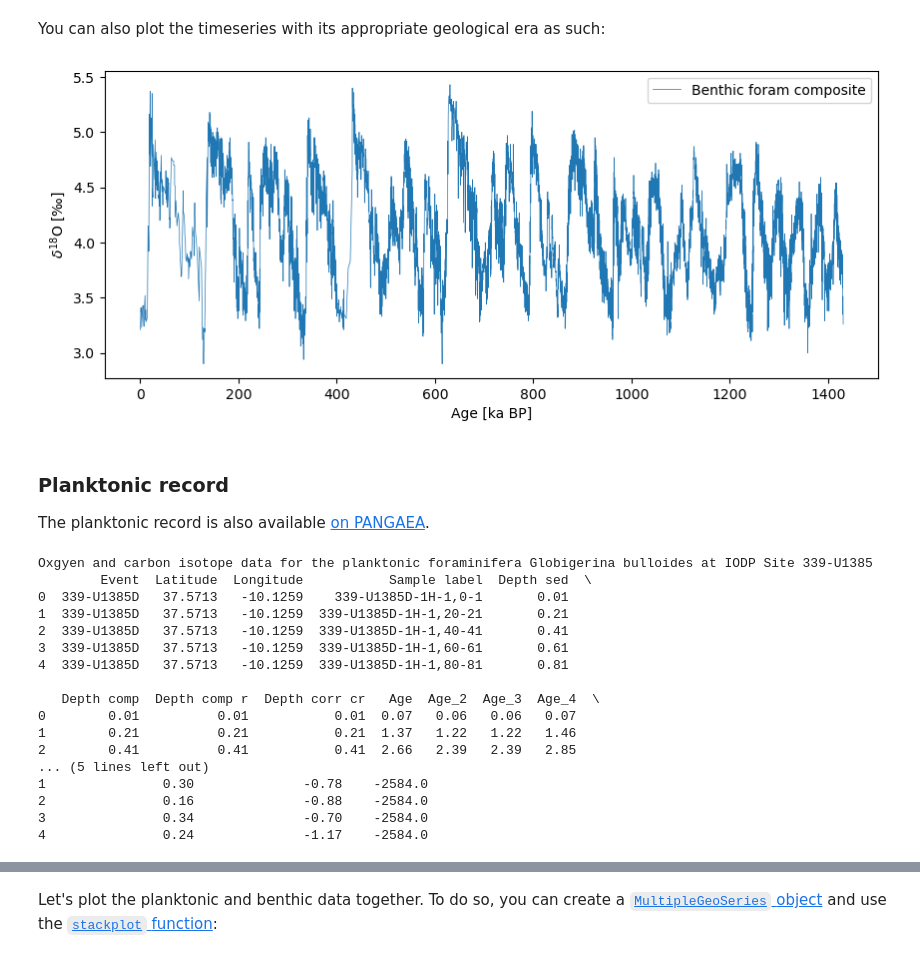
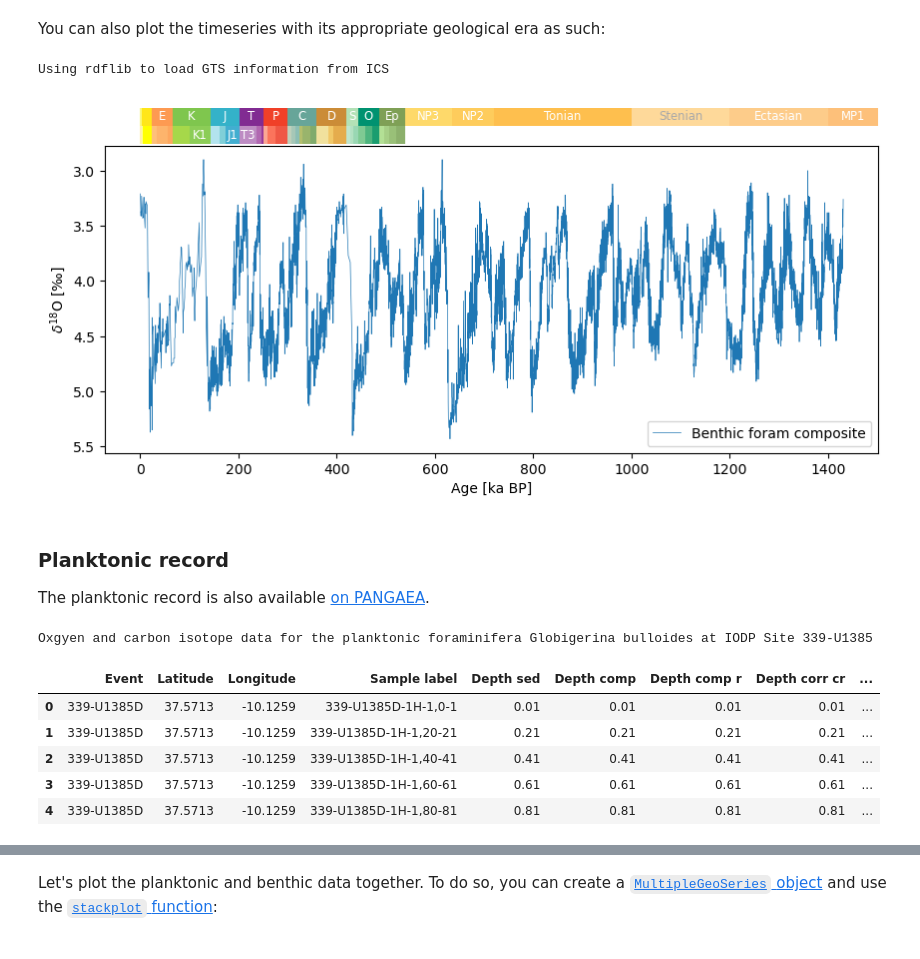
Before and after one commit to LinkedEarth/FreqFun, a Jupyter notebook: notebooks/IODP339-U1385.ipynb, the cells around one changed output, grey strips where cells are left out. Saved outputs shown, nothing was run; the diff lists cells and outputs as text; code cells hidden in the pictures.

```diff
--- a/notebooks/IODP339-U1385.ipynb
+++ b/notebooks/IODP339-U1385.ipynb
@@ -124,10 +131,11 @@ We see obliquity and eccentricity periods throughout the record, as expected.
 You can also plot the timeseries with its appropriate geological era as such:
 # %%
 fig, ax = tsb.plot(figsize=(10, 4),linewidth=0.5)
-#ax.invert_yaxis() # d18O is traditionally inverted
-#fig, ax = pyleo.add_GTS(fig, ax, ranks=['Period', 'Epoch'], location='above')
+ax.invert_yaxis() # d18O is traditionally inverted
+fig, ax = pyleo.add_GTS(fig, ax, ranks=['Period', 'Epoch'], location='above')
 # %% [output]
+Using rdflib to load GTS information from ICS
-[figure, old version]
+[figure, new version]
 # %% [markdown]
 ### Planktonic record
 
@@ -135,25 +143,15 @@ The planktonic record is also available [on PANGAEA](https://doi.pangaea.de/10.1
 # %%
 dsp = PanDataSet('10.1594/PANGAEA.951386')
 print(dsp.title)
-print(dsp.data.head())
+display(dsp.data.head())
 # %% [output]
 Oxgyen and carbon isotope data for the planktonic foraminifera Globigerina bulloides at IODP Site 339-U1385
-        Event  Latitude  Longitude           Sample label  Depth sed  \
-0  339-U1385D   37.5713   -10.1259    339-U1385D-1H-1,0-1       0.01
-1  339-U1385D   37.5713   -10.1259  339-U1385D-1H-1,20-21       0.21
-2  339-U1385D   37.5713   -10.1259  339-U1385D-1H-1,40-41       0.41
-3  339-U1385D   37.5713   -10.1259  339-U1385D-1H-1,60-61       0.61
-4  339-U1385D   37.5713   -10.1259  339-U1385D-1H-1,80-81       0.81
-
-   Depth comp  Depth comp r  Depth corr cr   Age  Age_2  Age_3  Age_4  \
-0        0.01          0.01           0.01  0.07   0.06   0.06   0.07
-1        0.21          0.21           0.21  1.37   1.22   1.22   1.46
-2        0.41          0.41           0.41  2.66   2.39   2.39   2.85
-... (5 lines left out)
-1               0.30              -0.78    -2584.0
-2               0.16              -0.88    -2584.0
-3               0.34              -0.70    -2584.0
-4               0.24              -1.17    -2584.0
+|  | Event | Latitude | Longitude | Sample label | Depth sed | Depth comp | Depth comp r | Depth corr cr | ... |
+| 0 | 339-U1385D | 37.5713 | -10.1259 | 339-U1385D-1H-1,0-1 | 0.01 | 0.01 | 0.01 | 0.01 | ... |
+| 1 | 339-U1385D | 37.5713 | -10.1259 | 339-U1385D-1H-1,20-21 | 0.21 | 0.21 | 0.21 | 0.21 | ... |
+| 2 | 339-U1385D | 37.5713 | -10.1259 | 339-U1385D-1H-1,40-41 | 0.41 | 0.41 | 0.41 | 0.41 | ... |
+| 3 | 339-U1385D | 37.5713 | -10.1259 | 339-U1385D-1H-1,60-61 | 0.61 | 0.61 | 0.61 | 0.61 | ... |
+| 4 | 339-U1385D | 37.5713 | -10.1259 | 339-U1385D-1H-1,80-81 | 0.81 | 0.81 | 0.81 | 0.81 | ... |
 # %%
 tsp = pyleo.GeoSeries(time=dsp.data['Age'], value=dsp.data['G. bulloides δ18O'],
                       lat = dsp.data['Latitude'].iloc[0], lon = dsp.data['Longitude'].iloc[0],
```
Also changed, not shown: parts of 25 cells of this notebook, 1 other file.
